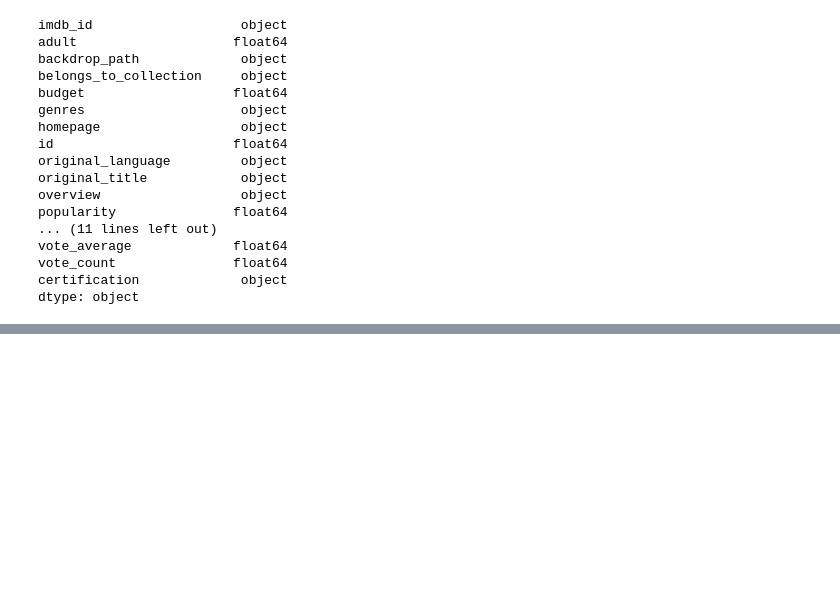
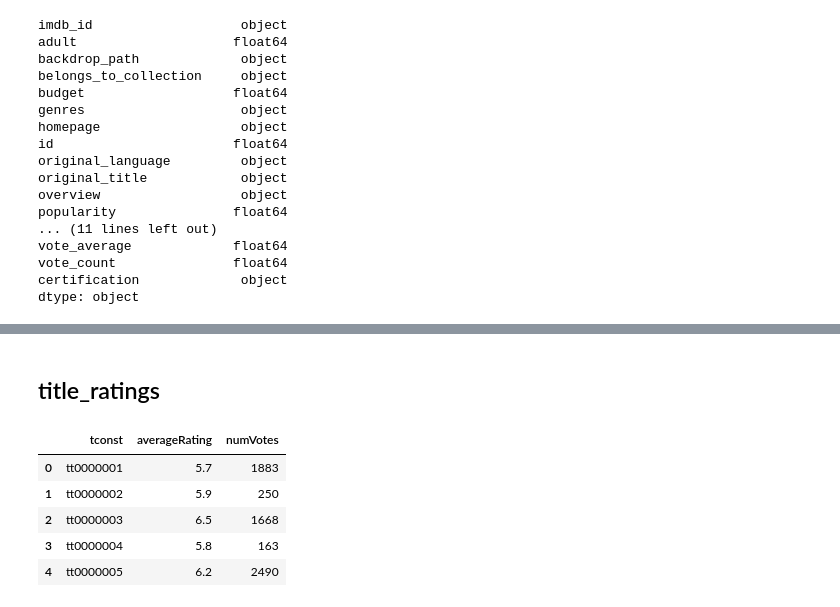
Before and after one commit to slagana8/Project_3, a Jupyter notebook: Project_3_Part_3.ipynb, the cells around one changed output, grey strips where cells are left out. Cells and saved outputs as stored; diff of their text form; code cells hidden in the pictures; blank space fills up the shorter version.

```diff
--- a/Project_3_Part_3.ipynb
+++ b/Project_3_Part_3.ipynb
@@ -304,0 +391,14 @@ tmdb_data.head()
+# %% [markdown]
+## title_ratings
+# %%
+q = """SELECT *
+FROM title_ratings
+LIMIT 5;"""
+pd.read_sql(q,engine)
+# %% [output]
+|  | tconst | averageRating | numVotes |
+| 0 | tt0000001 | 5.7 | 1883 |
+| 1 | tt0000002 | 5.9 | 250 |
+| 2 | tt0000003 | 6.5 | 1668 |
+| 3 | tt0000004 | 5.8 | 163 |
+| 4 | tt0000005 | 6.2 | 2490 |
```
Also changed, not shown: parts of 32 cells of this notebook.
